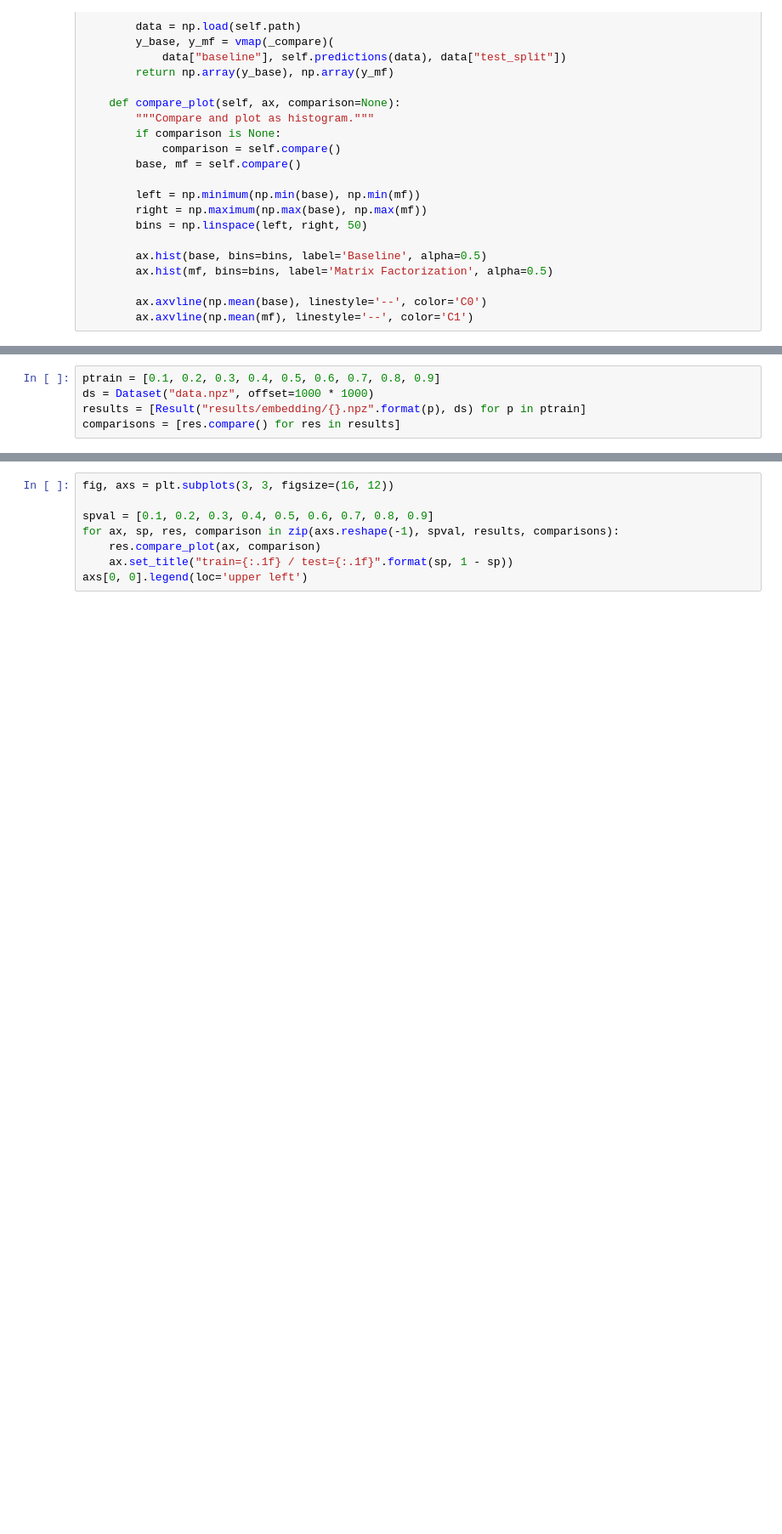
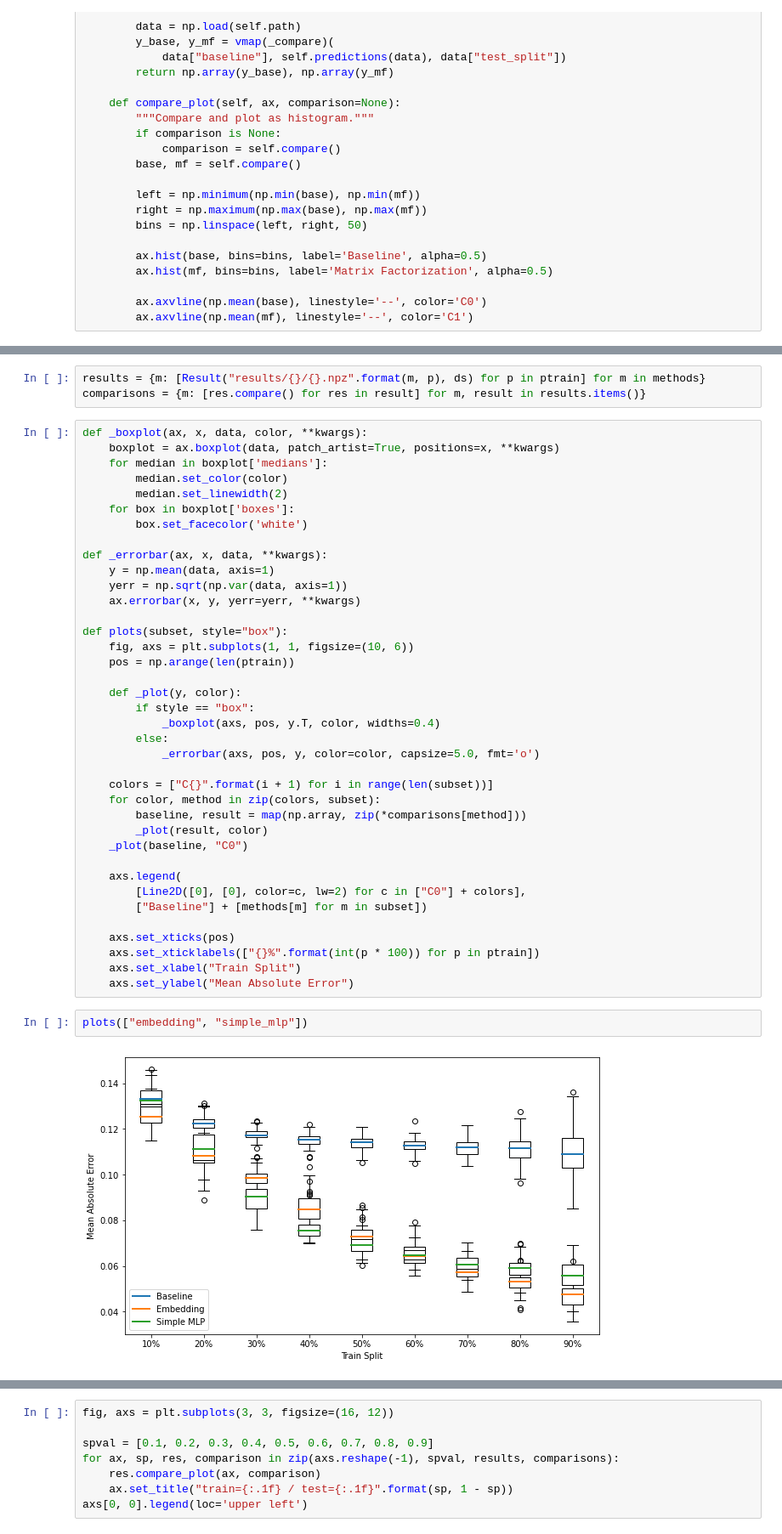
Before and after one commit to WiseLabCMU/pitot, a Jupyter notebook: results.ipynb, the cells around one changed output, grey strips where cells are left out. Shown at 85% size. Drawn from its saved outputs; the diff is of its cells as text; blank space fills up the shorter version.

```diff
--- a/results.ipynb
+++ b/results.ipynb
@@ -60,5 +73,45 @@ class Result:
 # %%
-ptrain = [0.1, 0.2, 0.3, 0.4, 0.5, 0.6, 0.7, 0.8, 0.9]
-ds = Dataset("data.npz", offset=1000 * 1000)
-results = [Result("results/embedding/{}.npz".format(p), ds) for p in ptrain]
-comparisons = [res.compare() for res in results]
+results = {m: [Result("results/{}/{}.npz".format(m, p), ds) for p in ptrain] for m in methods}
+comparisons = {m: [res.compare() for res in result] for m, result in results.items()}
+# %%
+def _boxplot(ax, x, data, color, **kwargs):
+    boxplot = ax.boxplot(data, patch_artist=True, positions=x, **kwargs)
+    for median in boxplot['medians']:
+        median.set_color(color)
+        median.set_linewidth(2)
+    for box in boxplot['boxes']:
+        box.set_facecolor('white')
+
+def _errorbar(ax, x, data, **kwargs):
+    y = np.mean(data, axis=1)
+    yerr = np.sqrt(np.var(data, axis=1))
+    ax.errorbar(x, y, yerr=yerr, **kwargs)
+
+def plots(subset, style="box"):
+    fig, axs = plt.subplots(1, 1, figsize=(10, 6))
+    pos = np.arange(len(ptrain))
+
+    def _plot(y, color):
+        if style == "box":
+            _boxplot(axs, pos, y.T, color, widths=0.4)
+        else:
+            _errorbar(axs, pos, y, color=color, capsize=5.0, fmt='o')
+
+    colors = ["C{}".format(i + 1) for i in range(len(subset))]
+    for color, method in zip(colors, subset):
+        baseline, result = map(np.array, zip(*comparisons[method]))
+        _plot(result, color)
+    _plot(baseline, "C0")
+
+    axs.legend(
+        [Line2D([0], [0], color=c, lw=2) for c in ["C0"] + colors],
+        ["Baseline"] + [methods[m] for m in subset])
+
+    axs.set_xticks(pos)
+    axs.set_xticklabels(["{}%".format(int(p * 100)) for p in ptrain])
+    axs.set_xlabel("Train Split")
+    axs.set_ylabel("Mean Absolute Error")
+# %%
+plots(["embedding", "simple_mlp"])
+# %% [output]
+[figure, added]
```
Also changed, not shown: parts of 10 cells of this notebook.
